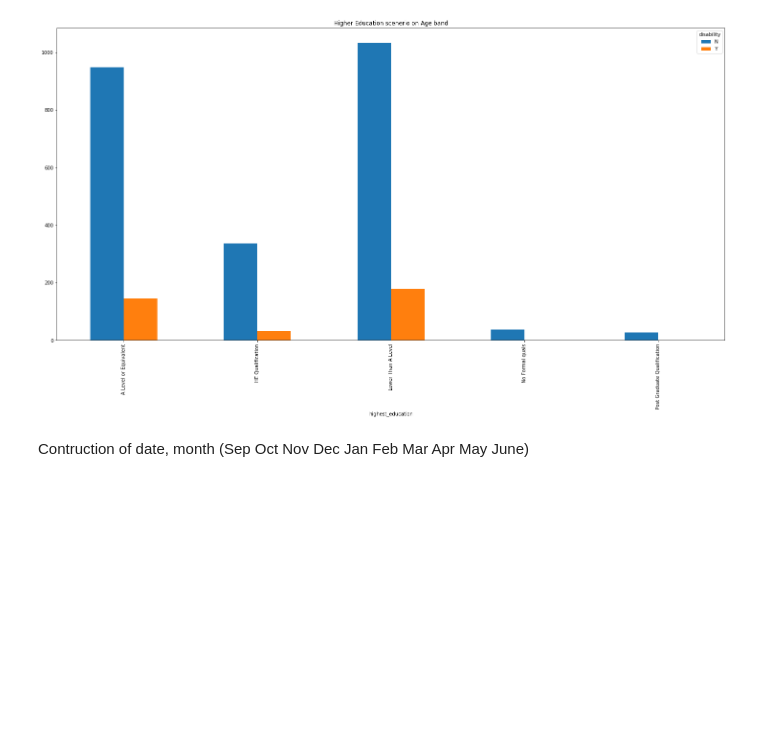
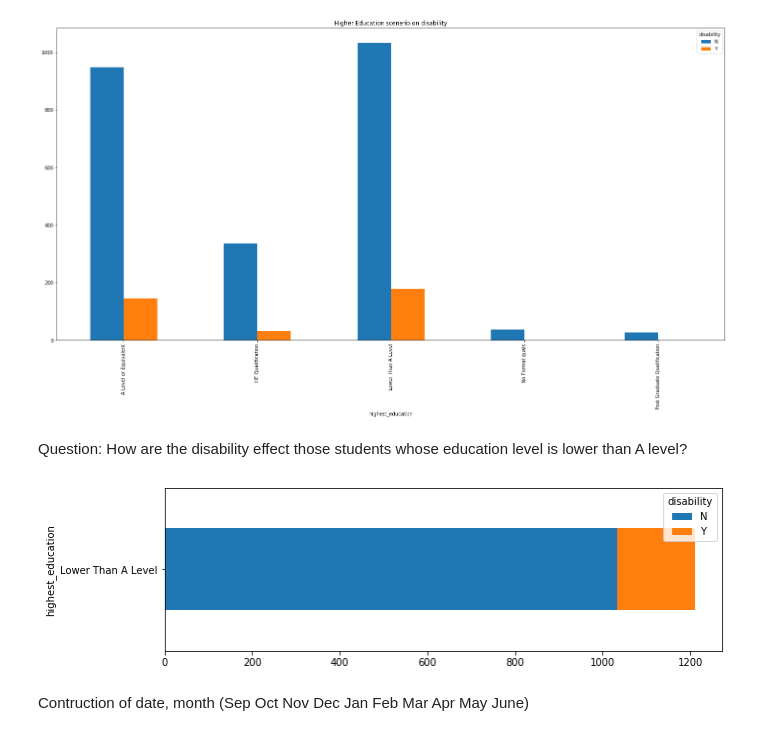
Before and after one commit to rayansami/behaviour-analysis, a Jupyter notebook: Analyzing_Open_University_Learning_Analytics_Dataset.ipynb, the cells around one changed output. Cells and saved outputs as stored; diff of their text form; code cells hidden in the pictures; blank space fills up the shorter version.

Commit message:
How are the disability effect those students whose education level is lower than A leve

```diff
--- a/Analyzing_Open_University_Learning_Analytics_Dataset.ipynb
+++ b/Analyzing_Open_University_Learning_Analytics_Dataset.ipynb
@@ -362,6 +362,13 @@ filtered_student_info_previous_attempt_not_0.groupby(['highest_education','disab
 plt.show()
 # %% [output]
 [figure]
+# %% [markdown]
+Question: How are the disability effect those students whose education level is lower than A level?
+# %%
+filtered_student_info_previous_attempt_not_0_lower_A_Level = filtered_student_info_previous_attempt_not_0[filtered_student_info_previous_attempt_not_0["highest_education"]== "Lower Than A Level"]
+pd.crosstab(filtered_student_info_previous_attempt_not_0_lower_A_Level.highest_education, student_info.disability).plot.barh(stacked = True, figsize=(10,3));
+# %% [output]
+[figure, added]
 # %%
 pd_pass=student_info["final_result"] =="Pass"
 pd_pass.value_counts()
```
Also changed, not shown: parts of 1 cell of this notebook.
